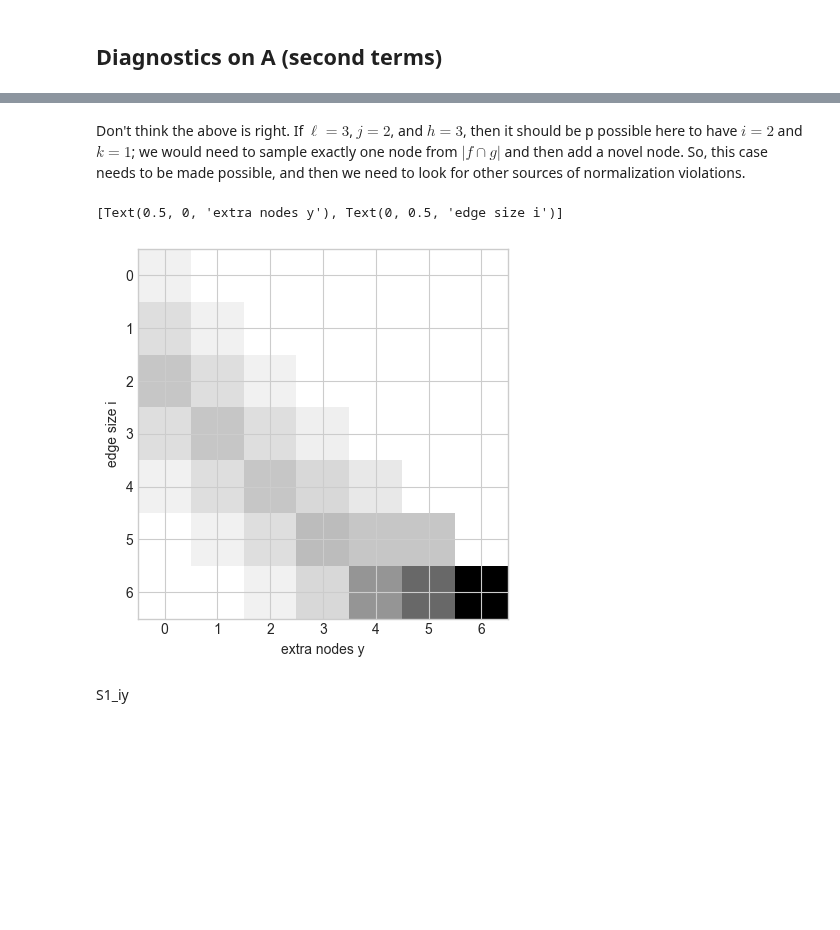
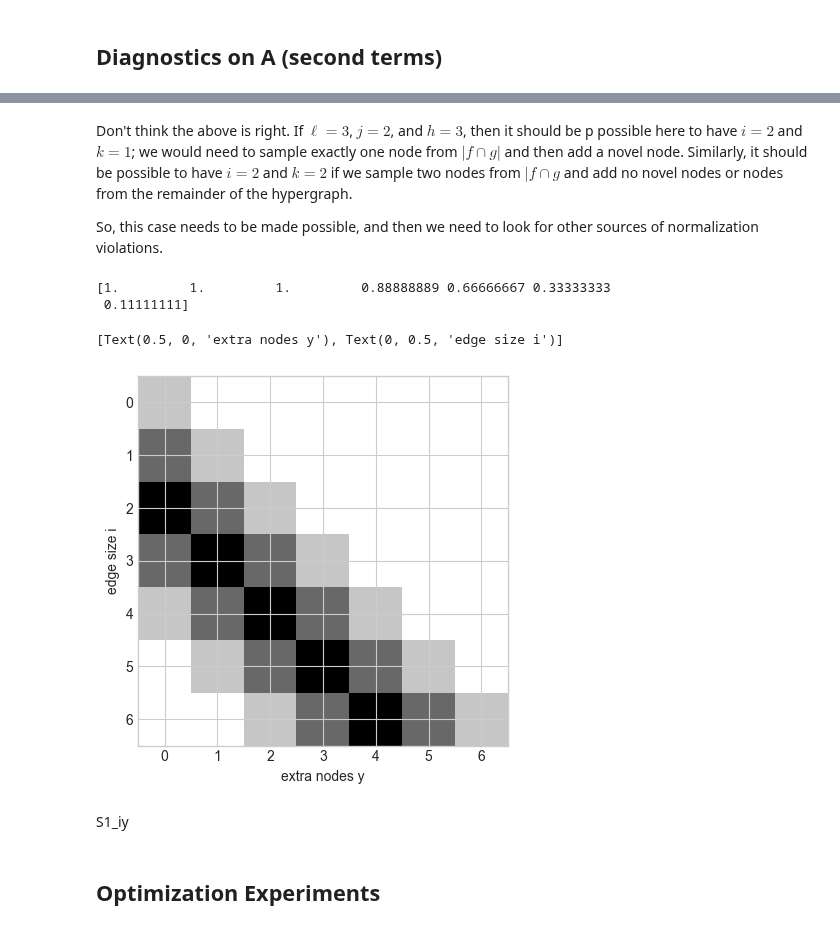
Before and after one commit to hexie1995/HyperGraph, a Jupyter notebook: code/analytic-intersections.ipynb, the cells around one changed output, grey strips where cells are left out. Saved outputs shown, nothing was run; the diff lists cells and outputs as text; code cells hidden in the pictures; blank space fills up the shorter version.

Commit message:
fixed obvious issues in arrays, moving to optimization for now

```diff
--- a/code/analytic-intersections.ipynb
+++ b/code/analytic-intersections.ipynb
@@ -180,14 +204,28 @@ plt.legend()
 # %% [markdown]
 ## Diagnostics on A (second terms)
 # %%
+k_max = 14
+
+pars = {
+    "eta"   : 0.5,
+    "beta"  : np.zeros(k_max),
+    "gamma" : np.zeros(k_max)
+}
+
+pars["beta"][0:3] = 1/3
+pars["gamma"][0:3] = 1/3
+
+eta, beta, gamma = pars["eta"], pars["beta"], pars["gamma"]
+
+
 MC = m.MatrixConstructor(k_max, pars)
 
-ell = 3
-j   = 2
-h   = 3
+ell = 4
+j   = 5
+h   = 4
 
 A = MC.A[:, :, ell, j, h]
 plt.imshow(np.log(A))
-plt.gca().set(xlabel = "intersection size k", ylabel = "New edge size i", title = f"probability mass = {A.sum():.3f}")
+plt.gca().set(xlabel = "intersection size k", ylabel = "New edge size i", title = f"probability mass = {A.sum():.5f}")
 # %% [output]
 A components
@@ -205,13 +265,19 @@ sparsity = 0.7522, nan = 0.0000
 # %% [markdown]
-Don't think the above is right. If $\ell = 3$, $j = 2$, and $h = 3$, then it should be p possible here to have $i = 2$ and $k = 1$; we would need to sample exactly one node from $|f \cap g|$ and then add a novel node. So, this case needs to be made possible, and then we need to look for other sources of normalization violations.
+Don't think the above is right. If $\ell = 3$, $j = 2$, and $h = 3$, then it should be p possible here to have $i = 2$ and $k = 1$; we would need to sample exactly one node from $|f \cap g|$ and then add a novel node. Similarly, it should be possible to have $i = 2$ and $k=2$ if we sample two nodes from $|f\cap g$ and add no novel nodes or nodes from the remainder of the hypergraph.
+
+So, this case needs to be made possible, and then we need to look for other sources of normalization violations.
 # %%
 x = 0
 
-MC.S1_iy[:, x, x, x, x, :].sum(axis = 0)
+print(MC.S1_iy[:, x, x, x, x, :].sum(axis = 0))
 plt.imshow(MC.S1_iy [:,x, x, x, x, :])
 plt.gca().set(xlabel = "extra nodes y", ylabel = "edge size i")
 # %% [output]
-[Text(0.5, 0, 'extra nodes y'), Text(0, 0.5, 'edge size i')]
+[1.         1.         1.         0.88888889 0.66666667 0.33333333
+ 0.11111111]
+[Text(0.5, 0, 'extra nodes y'), Text(0, 0.5, 'edge size i')]
-[figure, old version]
+[figure, new version]
 # %% [markdown]
 S1_iy
+# %% [markdown]
+## Optimization Experiments
```
Also changed, not shown: parts of 10 cells of this notebook, 1 other file.
